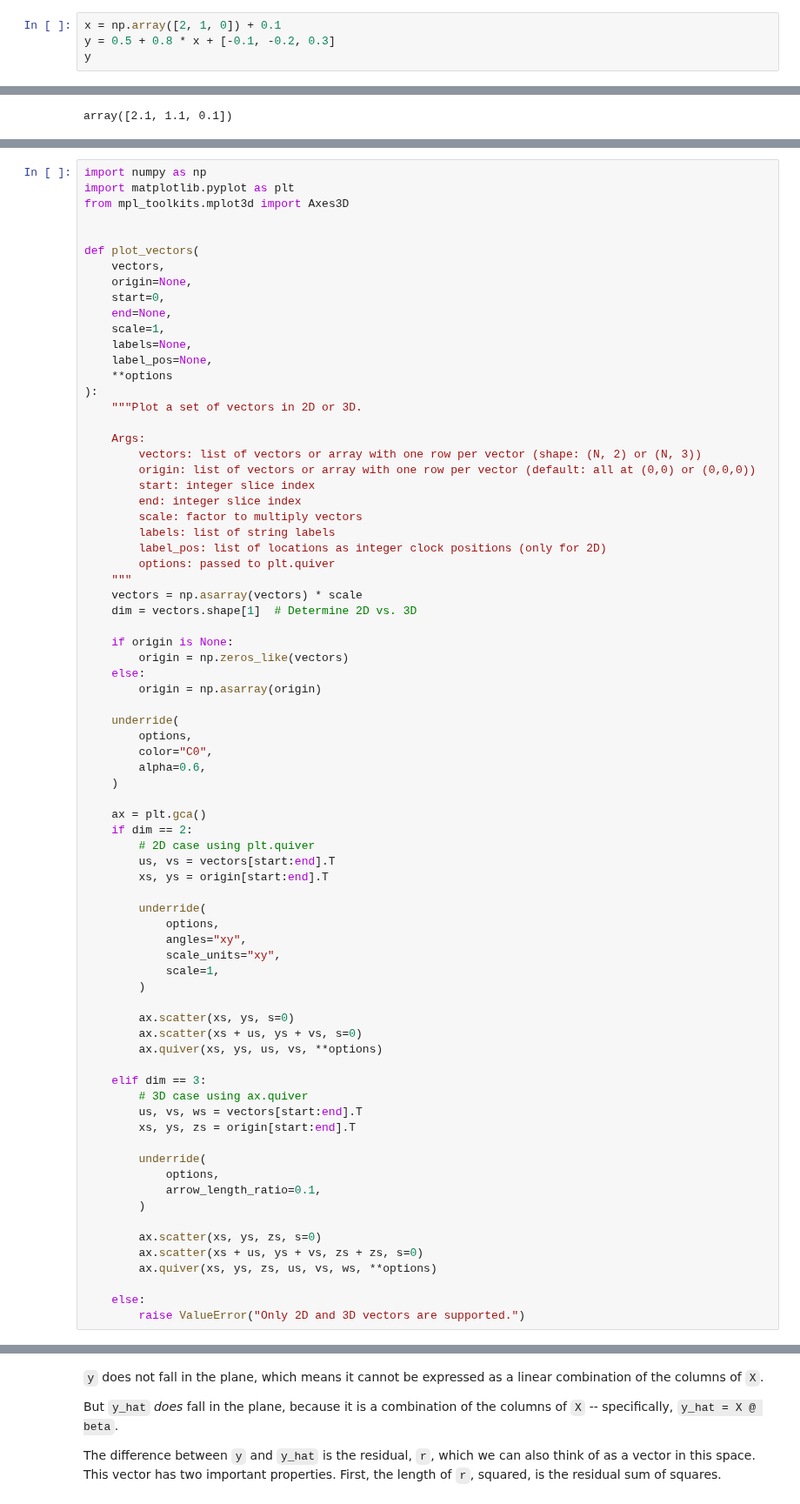
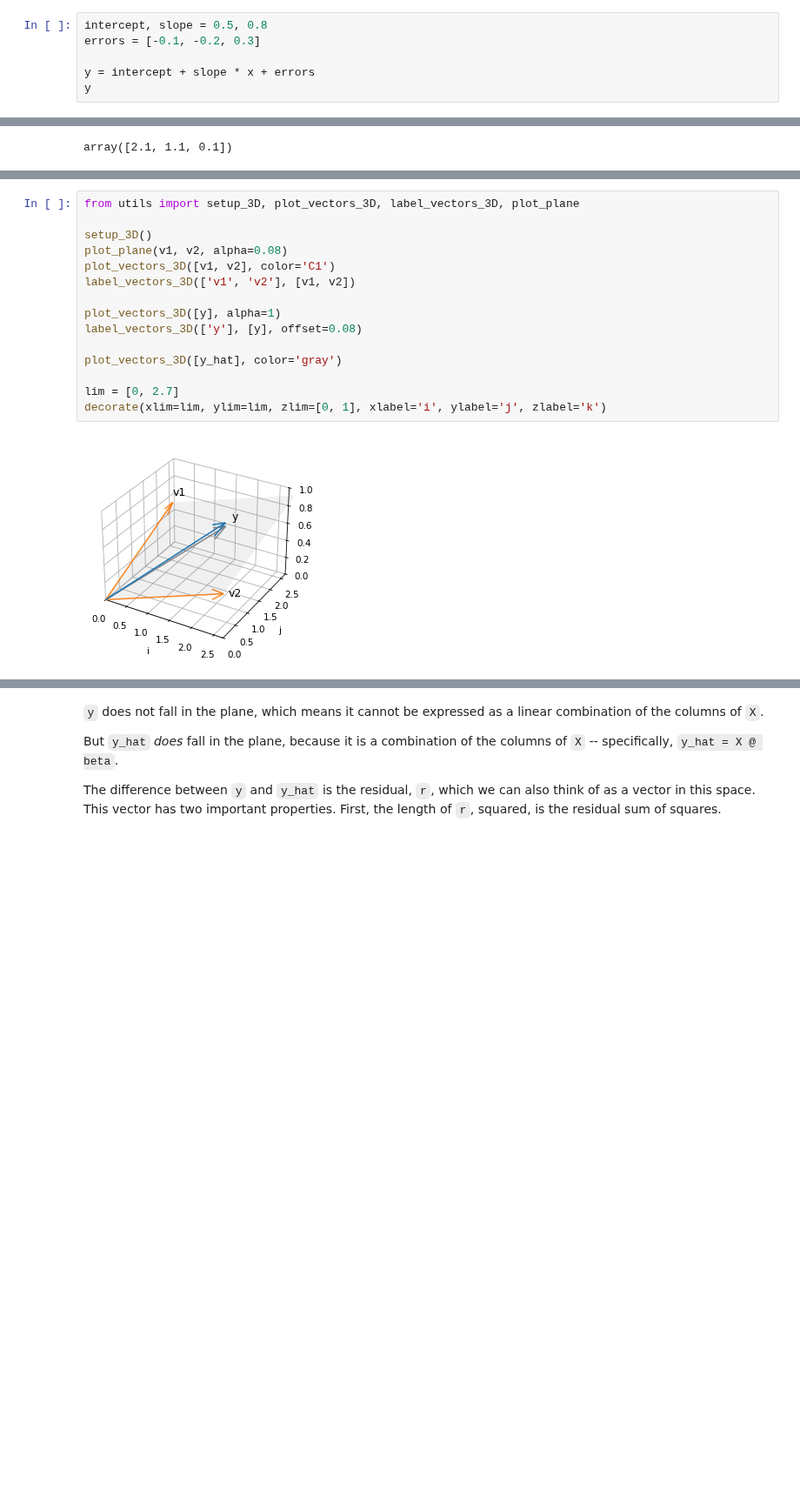
Before and after one commit to AllenDowney/ThinkLinearAlgebra, a Jupyter notebook: soln/regression.ipynb, the cells around one changed output, grey strips where cells are left out. Shown at 87% size. Saved outputs shown, nothing was run; the diff lists cells and outputs as text; blank space fills up the shorter version.

```diff
--- a/soln/regression.ipynb
+++ b/soln/regression.ipynb
@@ -51,6 +59,8 @@ As the smallest example, I'll construct a predictor, `x`, and a response variabl
 # %%
-x = np.array([2, 1, 0]) + 0.1
-y = 0.5 + 0.8 * x + [-0.1, -0.2, 0.3]
+intercept, slope = 0.5, 0.8
+errors = [-0.1, -0.2, 0.3]
+
+y = intercept + slope * x + errors
 y
 # %% [output]
 array([2.08, 1.18, 0.88])
@@ -195,75 +208,17 @@ It also shows the response variable, `y`, which we can also think of as a vector
 # %%
-import numpy as np
-import matplotlib.pyplot as plt
-from mpl_toolkits.mplot3d import Axes3D
+from utils import setup_3D, plot_vectors_3D, label_vectors_3D, plot_plane
 
+setup_3D()
+plot_plane(v1, v2, alpha=0.08)
+plot_vectors_3D([v1, v2], color='C1')
+label_vectors_3D(['v1', 'v2'], [v1, v2])
 
-def plot_vectors(
-    vectors,
-    origin=None,
-    start=0,
-    end=None,
-    scale=1,
-    labels=None,
-    label_pos=None,
-    **options
-):
-    """Plot a set of vectors in 2D or 3D.
+plot_vectors_3D([y], alpha=1)
+label_vectors_3D(['y'], [y], offset=0.08)
 
-    Args:
-        vectors: list of vectors or array with one row per vector (shape: (N, 2) or (N, 3))
-        origin: list of vectors or array with one row per vector (default: all at (0,0) or (0,0,0))
-        start: integer slice index
-        end: integer slice index
-        scale: factor to multiply vectors
-        labels: list of string labels
-        label_pos: list of locations as integer clock positions (only for 2D)
-        options: passed to plt.quiver
-    """
-    vectors = np.asarray(vectors) * scale
-    dim = vectors.shape[1]  # Determine 2D vs. 3D
+plot_vectors_3D([y_hat], color='gray')
 
-    if origin is None:
-        origin = np.zeros_like(vectors)
-    else:
-        origin = np.asarray(origin)
-
-    underride(
-        options,
-        color="C0",
-        alpha=0.6,
-    )
-
-    ax = plt.gca()
-    if dim == 2:
-        # 2D case using plt.quiver
-        us, vs = vectors[start:end].T
-        xs, ys = origin[start:end].T
-
-        underride(
-            options,
-            angles="xy",
-            scale_units="xy",
-            scale=1,
-        )
-
-        ax.scatter(xs, ys, s=0)
-        ax.scatter(xs + us, ys + vs, s=0)
-        ax.quiver(xs, ys, us, vs, **options)
-
-    elif dim == 3:
-        # 3D case using ax.quiver
-        us, vs, ws = vectors[start:end].T
-        xs, ys, zs = origin[start:end].T
-
-        underride(
-            options,
-            arrow_length_ratio=0.1,
-        )
-
-        ax.scatter(xs, ys, zs, s=0)
-        ax.scatter(xs + us, ys + vs, zs + zs, s=0)
-        ax.quiver(xs, ys, zs, us, vs, ws, **options)
-
-    else:
-        raise ValueError("Only 2D and 3D vectors are supported.")
+lim = [0, 2.7]
+decorate(xlim=lim, ylim=lim, zlim=[0, 1], xlabel='i', ylabel='j', zlabel='k')
+# %% [output]
+[figure, added]
```
Also changed, not shown: parts of 141 cells of this notebook.
